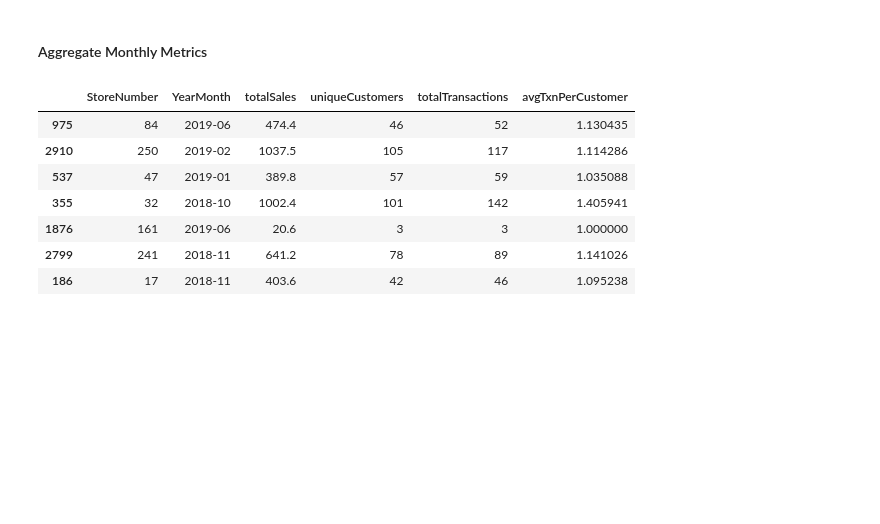
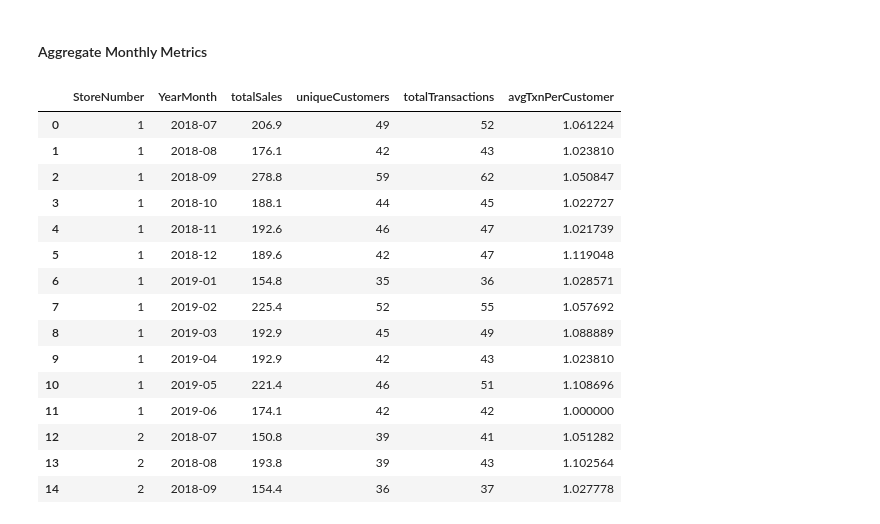
Before and after one commit to bn-khalifa/RetailTrialImpactAnalysis, a Jupyter notebook: 2nd_Sprint/Experimentation & uplift testing.ipynb, the cells around one changed output. Drawn from its saved outputs; the diff is of its cells as text; code cells hidden in the pictures; blank space fills up the shorter version.

```diff
--- a/2nd_Sprint/Experimentation & uplift testing.ipynb
+++ b/2nd_Sprint/Experimentation & uplift testing.ipynb
@@ -27,24 +27,32 @@ data.columns = [
 # %%
 data['Date'] = pd.to_datetime(data['Date'])
 data['YearMonth'] = data['Date'].dt.to_period('M')
 
 # group by store and month
 monthlyMetrics = data.groupby(['StoreNumber','YearMonth']).agg(
     totalSales=('TotalSales', 'sum'),
     uniqueCustomers=('LoyalityCardNumber', 'nunique'),
     totalTransactions=('TransactionID', 'nunique')
 ).reset_index()
 
 # average transactions per customer
 monthlyMetrics['avgTxnPerCustomer'] = (monthlyMetrics['totalTransactions'] / monthlyMetrics['uniqueCustomers'])
 
-monthlyMetrics.sample(7)
+monthlyMetrics.head(15)
 # %% [output]
 |  | StoreNumber | YearMonth | totalSales | uniqueCustomers | totalTransactions | avgTxnPerCustomer |
-| 975 | 84 | 2019-06 | 474.4 | 46 | 52 | 1.130435 |
-| 2910 | 250 | 2019-02 | 1037.5 | 105 | 117 | 1.114286 |
-| 537 | 47 | 2019-01 | 389.8 | 57 | 59 | 1.035088 |
-| 355 | 32 | 2018-10 | 1002.4 | 101 | 142 | 1.405941 |
-| 1876 | 161 | 2019-06 | 20.6 | 3 | 3 | 1.000000 |
-| 2799 | 241 | 2018-11 | 641.2 | 78 | 89 | 1.141026 |
-| 186 | 17 | 2018-11 | 403.6 | 42 | 46 | 1.095238 |
+| 0 | 1 | 2018-07 | 206.9 | 49 | 52 | 1.061224 |
+| 1 | 1 | 2018-08 | 176.1 | 42 | 43 | 1.023810 |
+| 2 | 1 | 2018-09 | 278.8 | 59 | 62 | 1.050847 |
+| 3 | 1 | 2018-10 | 188.1 | 44 | 45 | 1.022727 |
+| 4 | 1 | 2018-11 | 192.6 | 46 | 47 | 1.021739 |
+| 5 | 1 | 2018-12 | 189.6 | 42 | 47 | 1.119048 |
+| 6 | 1 | 2019-01 | 154.8 | 35 | 36 | 1.028571 |
+| 7 | 1 | 2019-02 | 225.4 | 52 | 55 | 1.057692 |
+| 8 | 1 | 2019-03 | 192.9 | 45 | 49 | 1.088889 |
+| 9 | 1 | 2019-04 | 192.9 | 42 | 43 | 1.023810 |
+| 10 | 1 | 2019-05 | 221.4 | 46 | 51 | 1.108696 |
+| 11 | 1 | 2019-06 | 174.1 | 42 | 42 | 1.000000 |
+| 12 | 2 | 2018-07 | 150.8 | 39 | 41 | 1.051282 |
+| 13 | 2 | 2018-08 | 193.8 | 39 | 43 | 1.102564 |
+| 14 | 2 | 2018-09 | 154.4 | 36 | 37 | 1.027778 |
```
Also changed, not shown: parts of 9 cells of this notebook.
